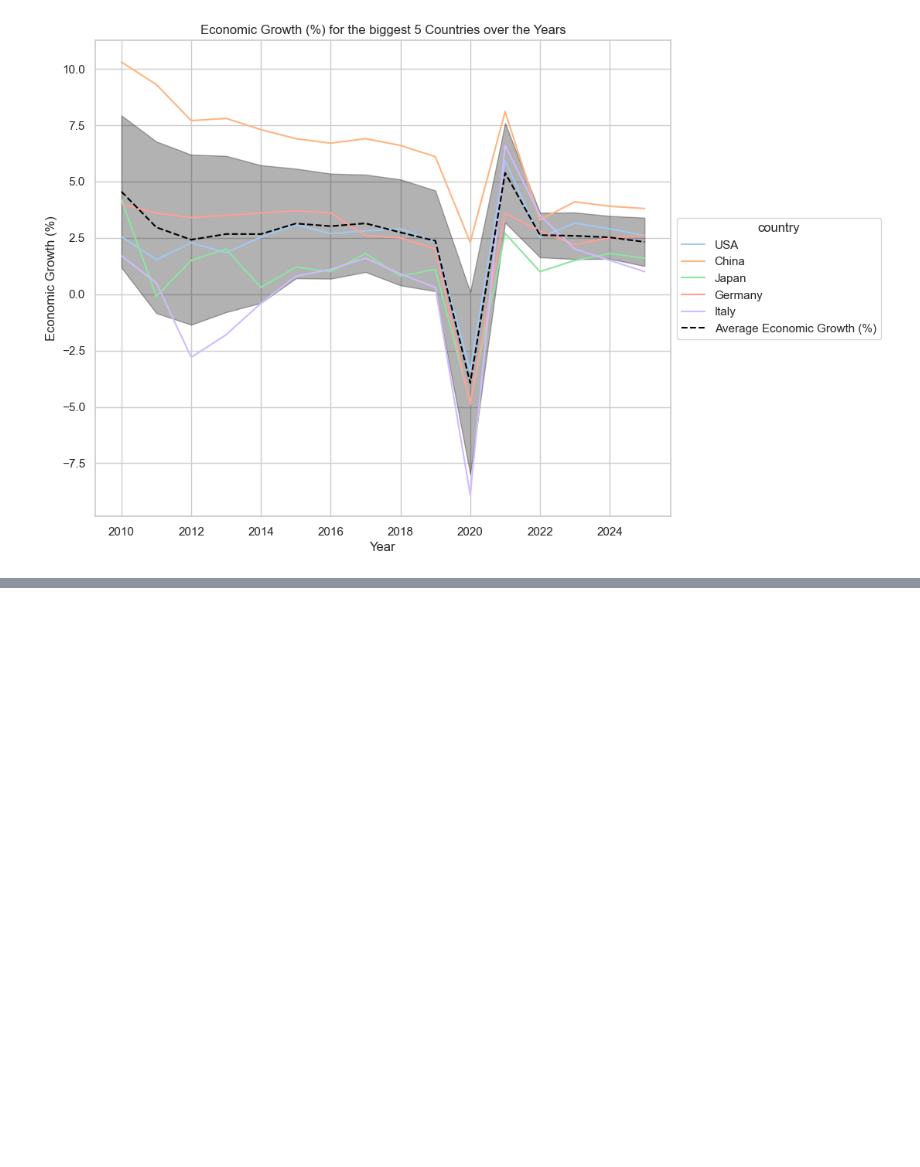
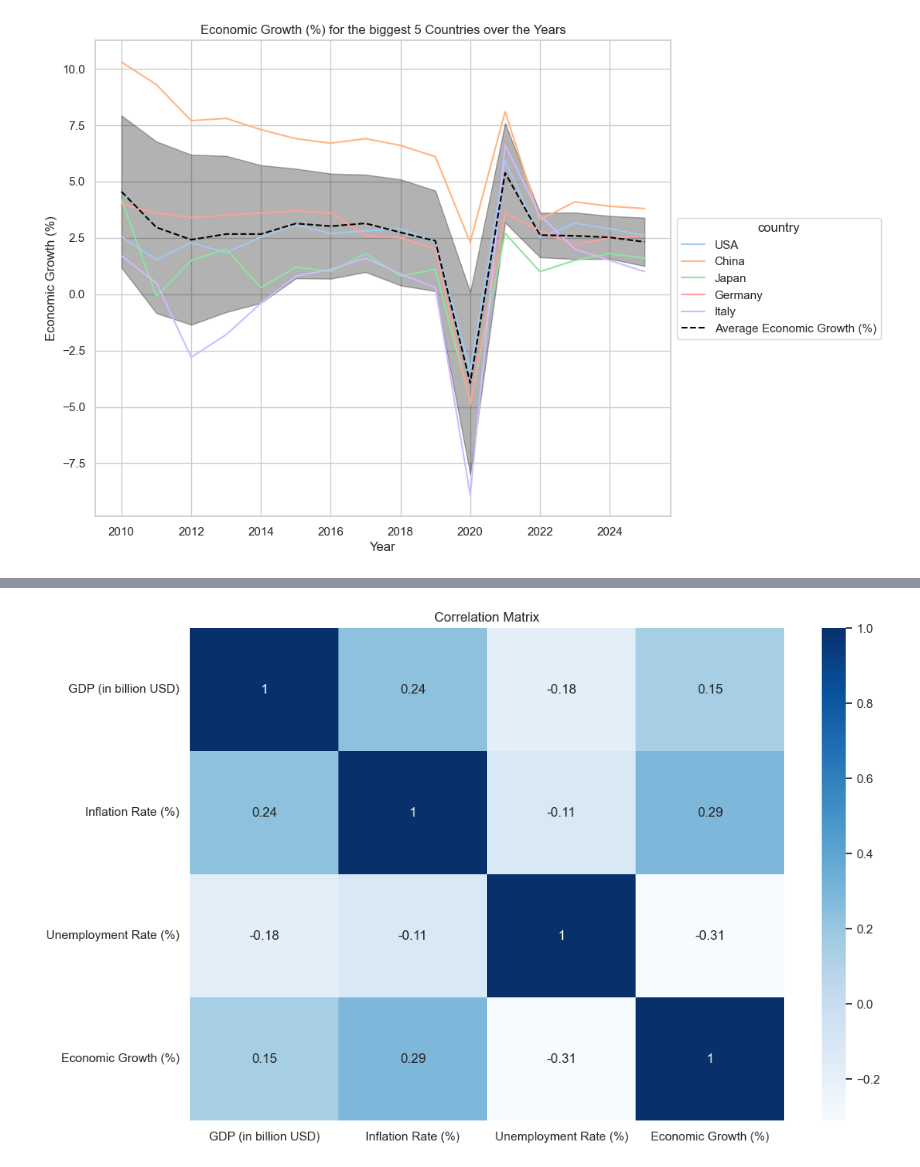
Before and after one commit to eric-kaufmann/economic-values, a Jupyter notebook: analysis.ipynb, the cells around one changed output, grey strips where cells are left out. Drawn from its saved outputs; the diff is of its cells as text; code cells hidden in the pictures; blank space fills up the shorter version.

```diff
--- a/analysis.ipynb
+++ b/analysis.ipynb
@@ -422,0 +441,14 @@ plt.show()
+# %%
+# Is the correlation for the 5 biggest countries different?
+
+big_gdp_countries = df.loc[(df["Country"].isin(last_year_rank_df.loc[last_year_rank_df["GDP Rank"] <= 5, "Country"].values))]
+
+corr_df = big_gdp_countries[["GDP (in billion USD)", "Inflation Rate (%)", "Unemployment Rate (%)", "Economic Growth (%)"]].corr(numeric_only=True)
+
+fig, ax = plt.subplots(figsize=(12, 8))
+sns.set_theme(style="whitegrid")
+sns.heatmap(corr_df, annot=True, cmap="Blues")
+plt.title("Correlation Matrix")
+plt.show()
+# %% [output]
+[figure, added]
```
Also changed, not shown: parts of 2 cells of this notebook.
